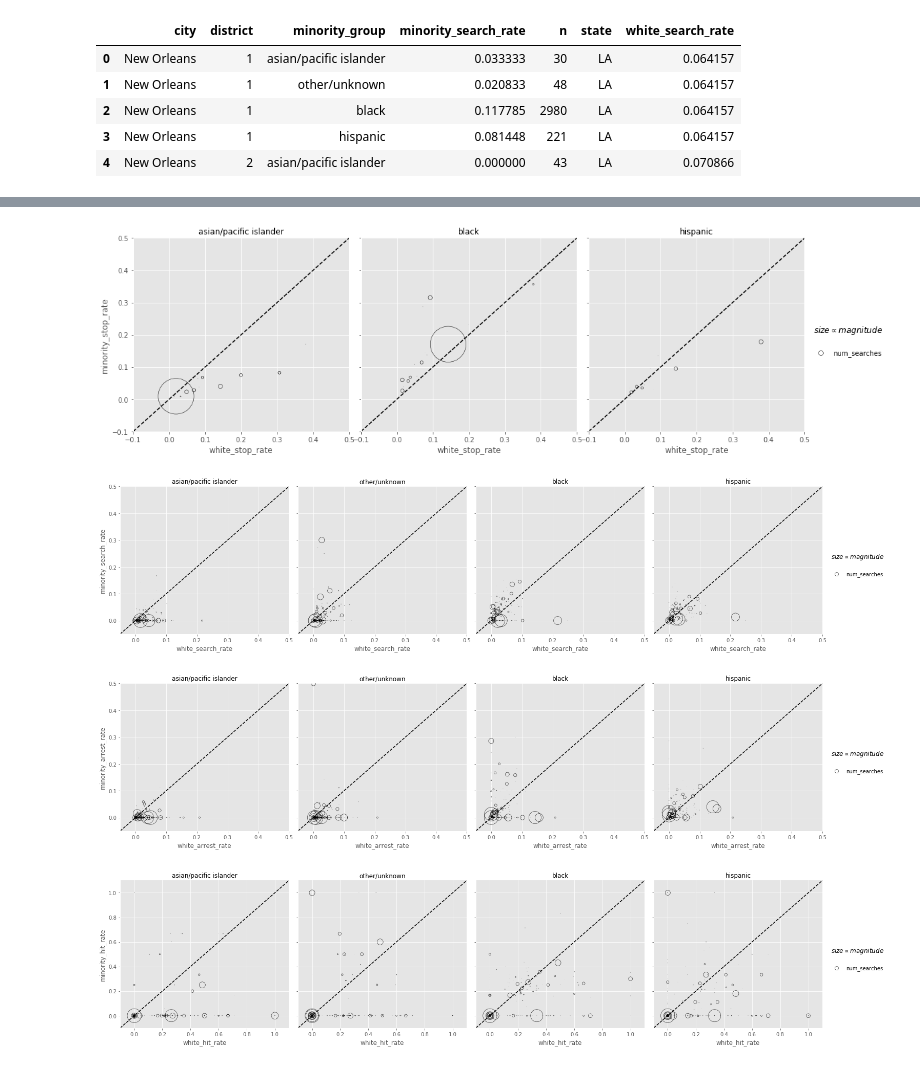
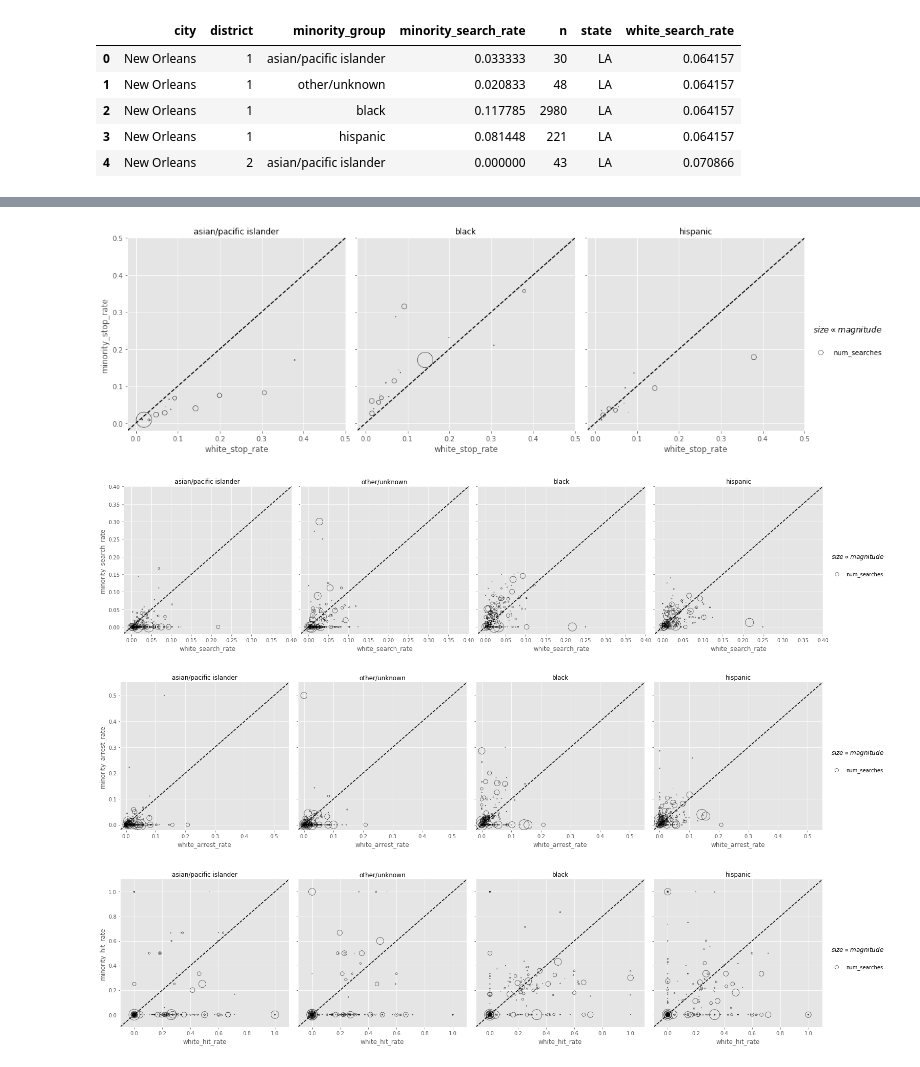
Before and after one commit to shengsiongong/ac221_police_stops, a Jupyter notebook: reproduce_new.ipynb, the cells around one changed output, grey strips where cells are left out. Drawn from its saved outputs; the diff is of its cells as text; code cells hidden in the pictures.

Commit message:
updated plotting

```diff
--- a/reproduce_new.ipynb
+++ b/reproduce_new.ipynb
@@ -313,16 +241,40 @@ rates['stop_rate']
+# %%
+stop_rate = pd.read_csv('data/stop_rate.csv')
+search_rate = pd.read_csv('data/search_rate.csv')
+frisk_rate = pd.read_csv('data/frisk_rate.csv')
+arrest_rate = pd.read_csv('data/arrest_rate.csv')
+hit_rate = pd.read_csv('data/hit_rate.csv')
 # %%
-plot_rates_comparison('stop_rate', rates['stop_rate'], 'white', 'minority_group', 'n', marker_size_scale=0.0005,min_lim = -0.1, max_lim = 0.5)
+plot_rates_comparison('stop_rate',
+                      stop_rate,
+                      'white', 'minority_group', 'n',
+                      marker_size_scale=200,
+                      min_lim = -0.02,
+                      max_lim = 0.5)
 # %% [output]
-[figure, old version]
+[figure, new version]
 # %%
-plot_rates_comparison('search_rate', rates['search_rate'], 'white', 'minority_group', 'n', marker_size_scale=0.002,min_lim = -0.05, max_lim = .5)
+plot_rates_comparison('search_rate',
+                      search_rate,
+                      'white', 'minority_group', 'n',
+                      marker_size_scale = 30,
+                      min_lim = -0.02,
+                      max_lim = .4)
 # %% [output]
-[figure, old version]
+[figure, new version]
 # %%
-plot_rates_comparison('arrest_rate', rates['arrest_rate'], 'white', 'minority_group', 'n', marker_size_scale = 0.002,min_lim = -0.05, max_lim = 0.5)
+plot_rates_comparison('arrest_rate',
+                      arrest_rate,
+                      'white', 'minority_group', 'n',
+                      marker_size_scale = 30,
+                      min_lim = -0.02,
+                      max_lim = 0.55)
 # %% [output]
-[figure, old version]
+[figure, new version]
 # %%
-plot_rates_comparison('hit_rate', rates['hit_rate'], 'white', 'minority_group', 'n', 0.002)
+plot_rates_comparison('hit_rate',
+                      hit_rate,
+                      'white', 'minority_group', 'n',
+                      marker_size_scale = 30)
 # %% [output]
-[figure, old version]
+[figure, new version]
```
Also changed, not shown: parts of 5 cells of this notebook, 1 other file.
